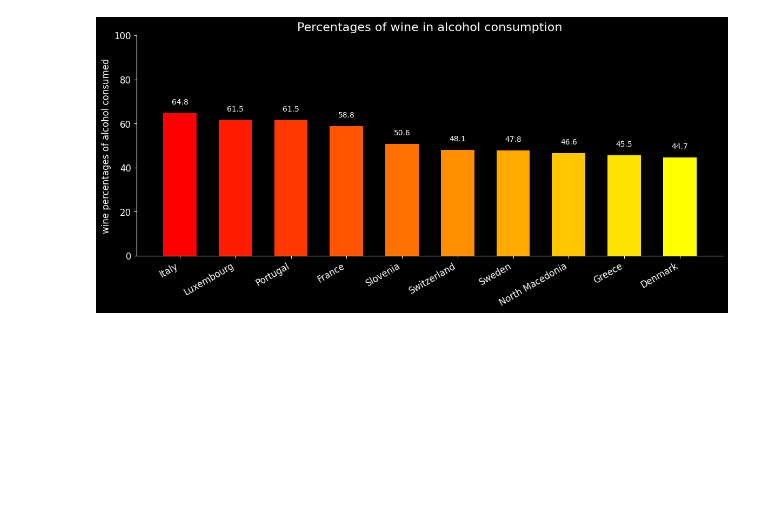
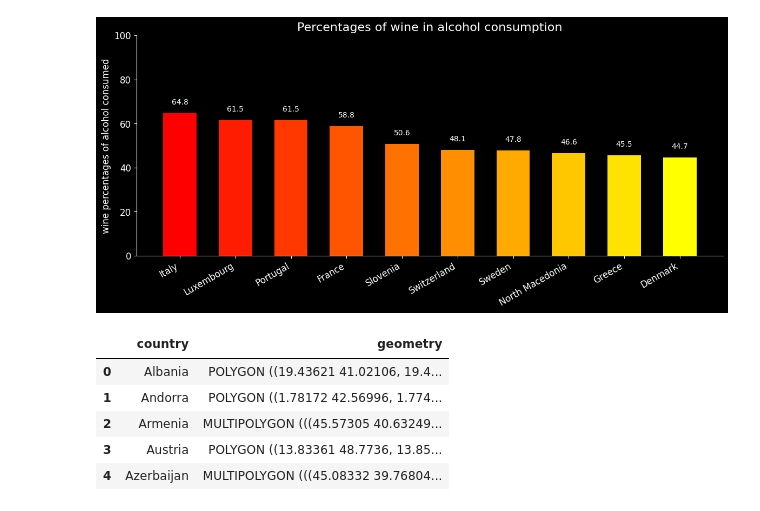
Before and after one commit to gruuubcioo/Alcohol-consumption-in-Europe, a Jupyter notebook: main.ipynb, the cells around one changed output. Drawn from its saved outputs; the diff is of its cells as text; code cells hidden in the pictures; blank space fills up the shorter version.

Commit message:
supdate cleaner and europe plot

```diff
--- a/main.ipynb
+++ b/main.ipynb
@@ -119,3 +141,15 @@ ax.spines["right"].set_visible(False)
 fig.autofmt_xdate()
 # %% [output]
 [figure]
+# %%
+geodata = gpd.read_file("./europe.geojson")
+
+geodata = geo_cleaner(geodata)
+geodata.head()
+# %% [output]
+|  | country | geometry |
+| 0 | Albania | POLYGON ((19.43621 41.02106, 19.4... |
+| 1 | Andorra | POLYGON ((1.78172 42.56996, 1.774... |
+| 2 | Armenia | MULTIPOLYGON (((45.57305 40.63249... |
+| 3 | Austria | POLYGON ((13.83361 48.7736, 13.85... |
+| 4 | Azerbaijan | MULTIPOLYGON (((45.08332 39.76804... |
```
Also changed, not shown: parts of 5 cells of this notebook, 1 other file.
